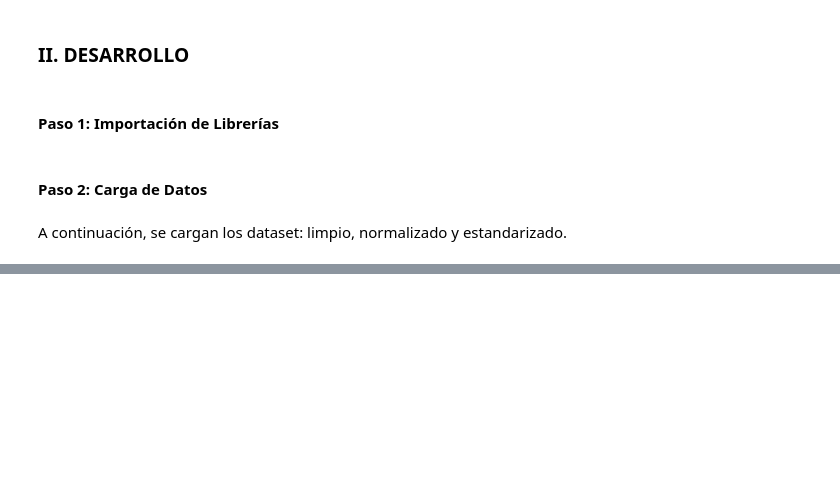
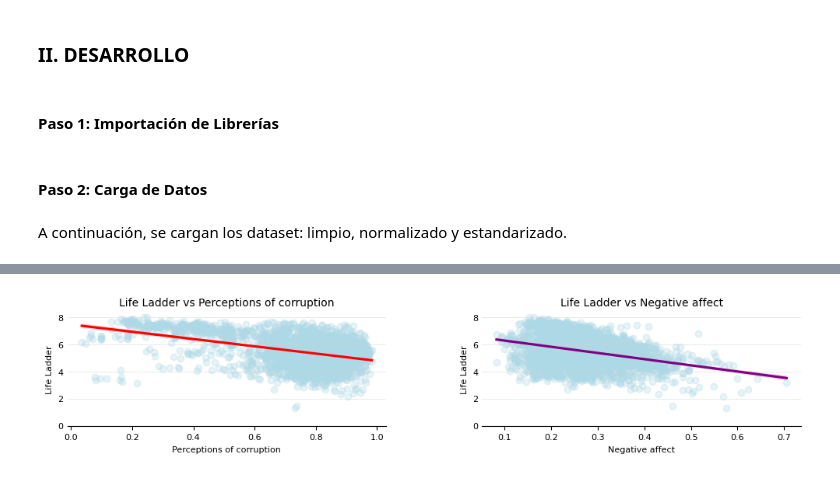
Before and after one commit to Erick0407/TWHR_2024, a Jupyter notebook: notebooks/Tarea_4_3_Pre-Visualizaciones.ipynb, the cells around one changed output, grey strips where cells are left out. Cells and saved outputs as stored; diff of their text form; code cells hidden in the pictures; blank space fills up the shorter version.

```diff
--- a/notebooks/Tarea_4_3_Pre-Visualizaciones.ipynb
+++ b/notebooks/Tarea_4_3_Pre-Visualizaciones.ipynb
@@ -93,0 +344,66 @@ world_map.plot()
+# %%
+# ---- REFLEJAR RELACIÓN ENTRE VARIABLES QUE TIENEN UN IMPACTO NEGATIVO SOBRE LIFE LADDER ----
+
+# Establecer el tamaño del gráfico
+plt.figure(figsize=(10, 4))
+
+# Parámetros personalizables
+titulo_size = 10
+ejes_size = 8
+ticks_size = 8
+bubble_color = 'lightblue'  # Color editable de las burbujas
+
+# Subplot 1: Life Ladder vs Perceptions of corruption
+plt.subplot(2, 2, 1)  # Primera fila, primera columna
+sns.regplot(x='Perceptions of corruption', y='Life Ladder', data=df,
+            scatter_kws={'alpha': 0.3, 'color': bubble_color, 'marker': 'o'}, line_kws={'color': 'red'})
+plt.title('Life Ladder vs Perceptions of corruption', fontsize=titulo_size)
+plt.xlabel('Perceptions of corruption', fontsize=ejes_size)
+plt.ylabel('Life Ladder', fontsize=ejes_size)
+plt.xticks(fontsize=ticks_size)
+plt.yticks(ticks=range(0, 9, 2), fontsize=ticks_size)  # Ajustar el eje Y para que tenga ticks de 2 en 2
+
+# Eliminar los ticks del eje Y
+plt.tick_params(axis='y', length=0)
+
+# Agregar líneas de fondo grises y ajustar su estilo
+plt.grid(True, which='both', axis ='y', linestyle='-', linewidth=0.5, color='lightgray', alpha=0.7)
+
+# Eliminar las líneas negras de los ejes (spines)
+plt.gca().spines['top'].set_visible(False)
+plt.gca().spines['right'].set_visible(False)
+plt.gca().spines['left'].set_visible(False)
+plt.gca().spines['bottom'].set_visible(True)
+
+# Subplot 2: Life Ladder vs Negative affect
+plt.subplot(2, 2, 2)  # Primera fila, segunda columna (disposición 2x2)
+sns.regplot(x='Negative affect', y='Life Ladder', data=df,
+            scatter_kws={'alpha': 0.3, 'color': bubble_color, 'marker': 'o'}, line_kws={'color': 'purple'})
+plt.title('Life Ladder vs Negative affect', fontsize=titulo_size)
+plt.xlabel('Negative affect', fontsize=ejes_size)
+plt.ylabel('Life Ladder', fontsize=ejes_size)
+plt.xticks(fontsize=ticks_size)
+plt.yticks(ticks=range(0, 9, 2), fontsize=ticks_size)  # Ajustar el eje Y para que tenga ticks de 2 en 2
+
+# Eliminar los ticks del eje Y
+plt.tick_params(axis='y', length=0)
+
+# Agregar líneas de fondo grises y ajustar su estilo
+plt.grid(True, which='both', axis ='y', linestyle='-', linewidth=0.5, color='lightgray', alpha=0.7)
+
+# Eliminar las líneas negras de los ejes (spines)
+plt.gca().spines['top'].set_visible(False)
+plt.gca().spines['right'].set_visible(False)
+plt.gca().spines['left'].set_visible(False)
+plt.gca().spines['bottom'].set_visible(True)
+
+# Ajustar el layout para que no se solapen
+plt.tight_layout()
+
+# Ajustar el espacio entre los gráficos
+plt.subplots_adjust(wspace=0.3, hspace=0.4)  # Ajuste del espacio entre gráficos
+
+# Mostrar la gráfica
+plt.show()
+# %% [output]
+[figure, added]
```
Also changed, not shown: parts of 20 cells of this notebook.
